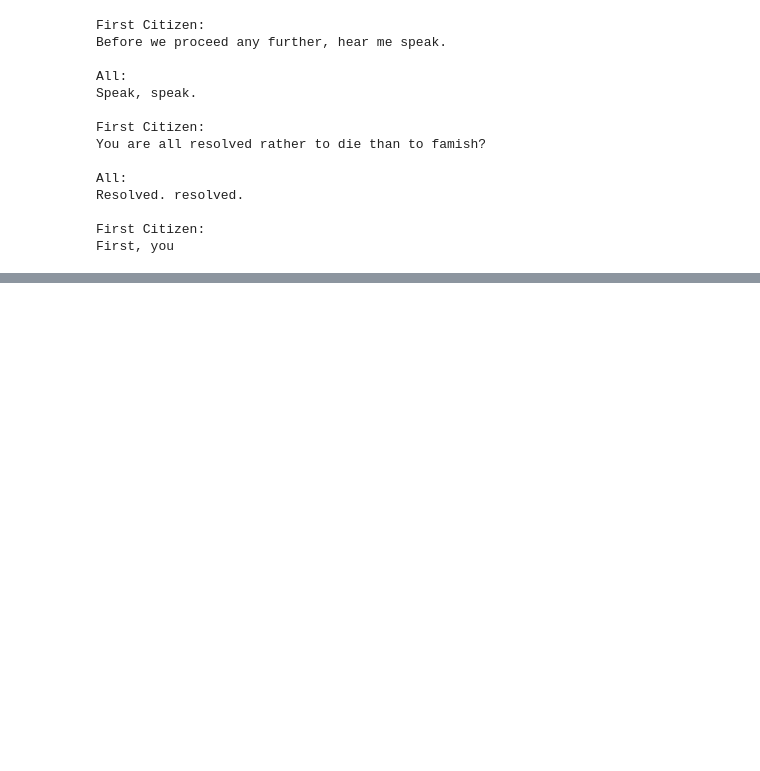
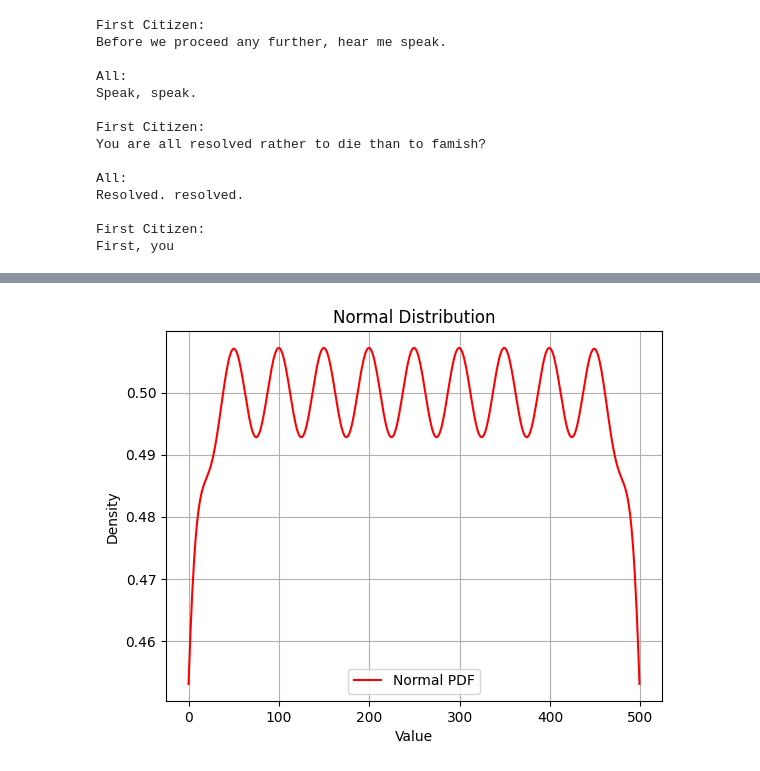
Before and after one commit to LucaM185/GPTs-from-scratch, a Jupyter notebook: 9 - KAN.ipynb, the cells around one changed output, grey strips where cells are left out. Cells and saved outputs as stored; diff of their text form; code cells hidden in the pictures; blank space fills up the shorter version.

```diff
--- a/9 - KAN.ipynb
+++ b/9 - KAN.ipynb
@@ -79,0 +94,18 @@ for epoch in range(epochs):
+# %%
+import torch
+import matplotlib.pyplot as plt
+
+# Create a normal distribution with mean 0 and standard deviation 1
+pdf = torch.zeros(500)
+for i in range(-10, 11, 2):
+    pdf += torch.exp(torch.distributions.normal.Normal(i, 1).log_prob(torch.linspace(-10, 10, 500)))
+plt.plot(pdf.numpy(), 'r-', label='Normal PDF')
+
+plt.xlabel('Value')
+plt.ylabel('Density')
+plt.title('Normal Distribution')
+plt.legend()
+plt.grid(True)
+plt.show()
+# %% [output]
+[figure, added]
```
Also changed, not shown: parts of 13 cells of this notebook.
